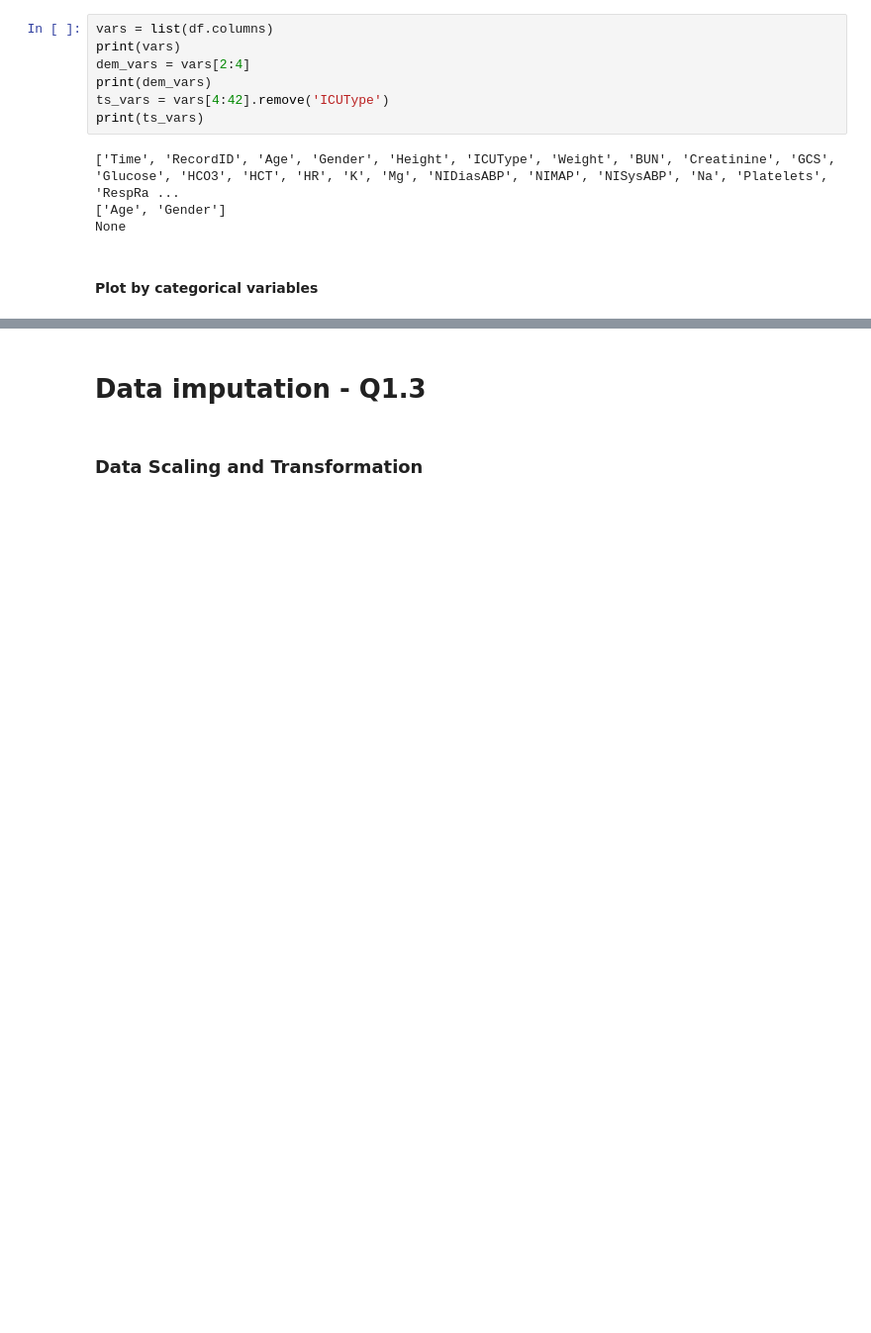
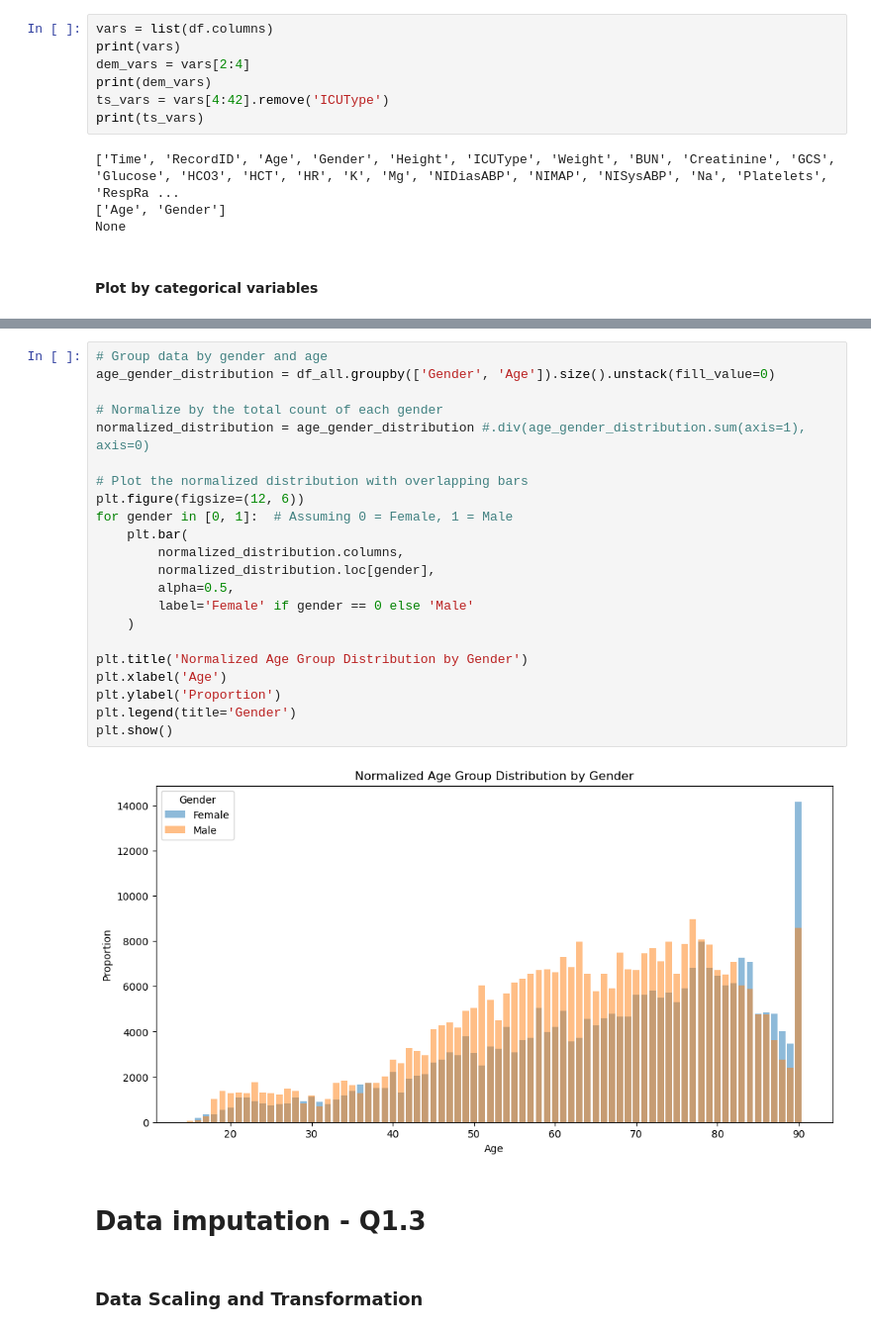
Before and after one commit to KarlDeck/ML4HC_P1, a Jupyter notebook: Project1_Task1.ipynb, the cells around one changed output, grey strips where cells are left out. Shown at 99% size. Saved outputs shown, nothing was run; the diff lists cells and outputs as text; blank space fills up the shorter version.

Commit message:
Look at distributions, add TODOs for scaling and imputation

```diff
--- a/Project1_Task1.ipynb
+++ b/Project1_Task1.ipynb
@@ -327,4 +329,28 @@ for i, var in enumerate(ts_vars):
 ... (25 outputs left out)
+# %%
+# Group data by gender and age
+age_gender_distribution = df_all.groupby(['Gender', 'Age']).size().unstack(fill_value=0)
+
+# Normalize by the total count of each gender
+normalized_distribution = age_gender_distribution #.div(age_gender_distribution.sum(axis=1), axis=0)
+
+# Plot the normalized distribution with overlapping bars
+plt.figure(figsize=(12, 6))
+for gender in [0, 1]:  # Assuming 0 = Female, 1 = Male
+    plt.bar(
+        normalized_distribution.columns,
+        normalized_distribution.loc[gender],
+        alpha=0.5,
+        label='Female' if gender == 0 else 'Male'
+    )
+
+plt.title('Normalized Age Group Distribution by Gender')
+plt.xlabel('Age')
+plt.ylabel('Proportion')
+plt.legend(title='Gender')
+plt.show()
+# %% [output]
+[figure, added]
 # %% [markdown]
 # Data imputation - Q1.3
 # %% [markdown]
```
Also changed, not shown: parts of 10 cells of this notebook.
